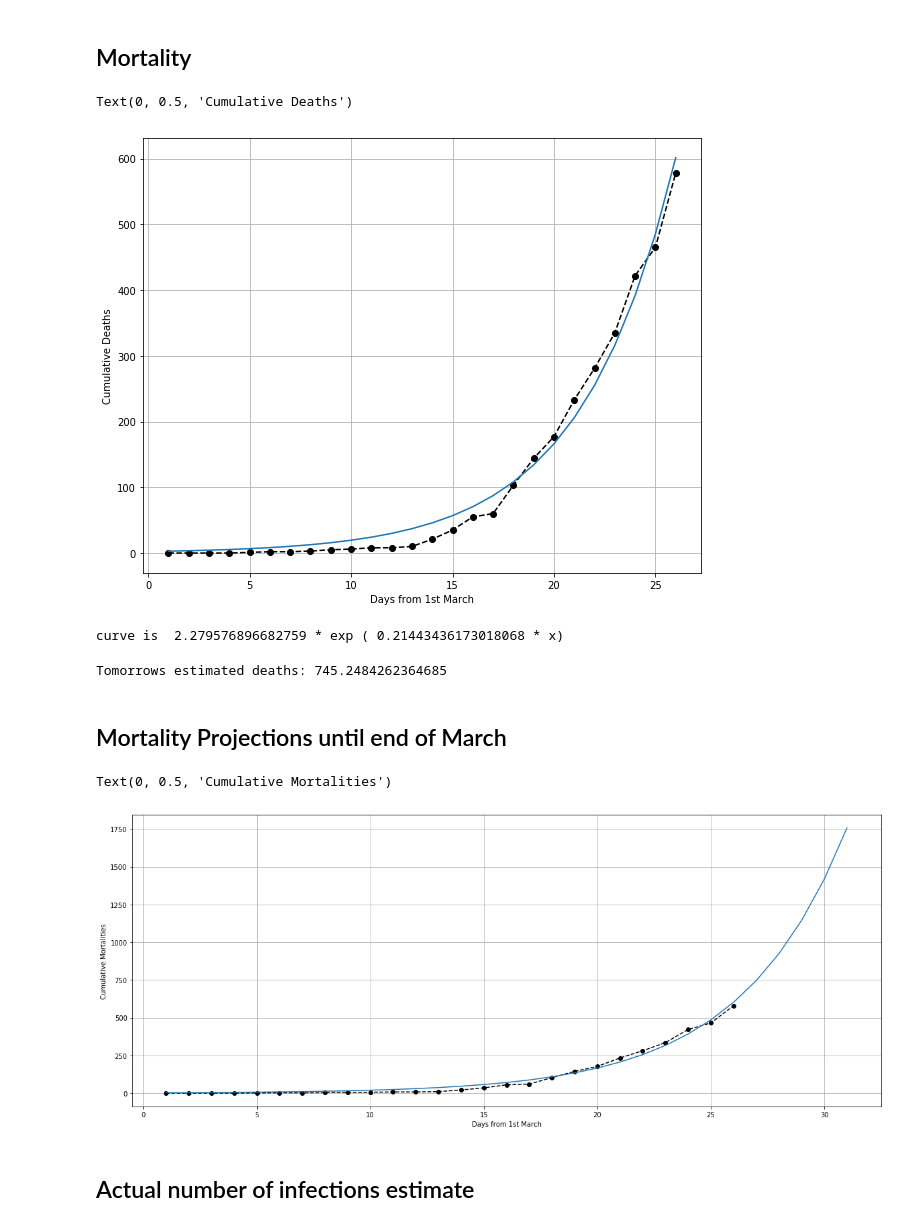
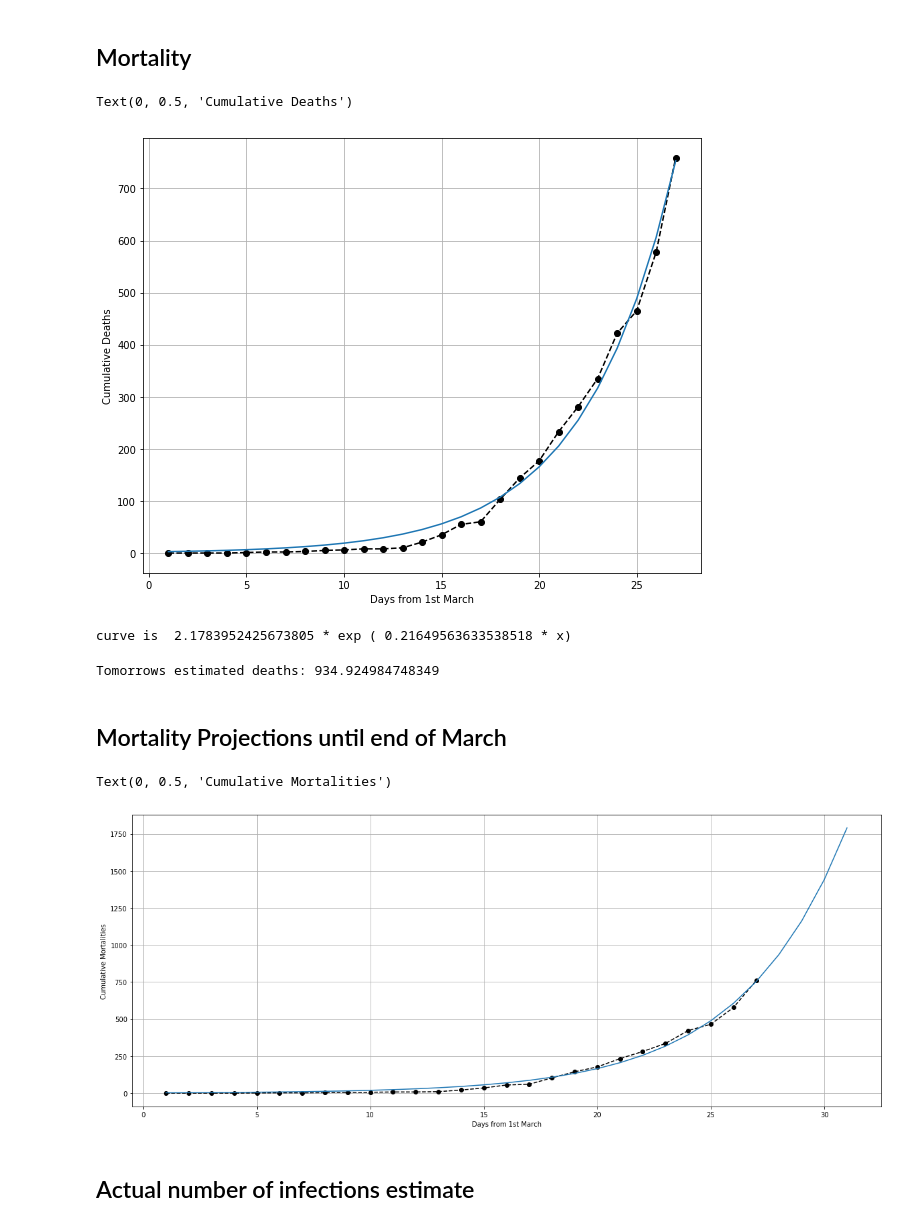
Before and after one commit to burntout/UK-Covid19, a Jupyter notebook: UK-Covid19-least-squares-fit.ipynb, the cells around one changed output. Drawn from its saved outputs; the diff is of its cells as text; code cells hidden in the pictures.

Commit message:
updated figures

```diff
--- a/UK-Covid19-least-squares-fit.ipynb
+++ b/UK-Covid19-least-squares-fit.ipynb
@@ -66,37 +66,37 @@ Tomorrows estimated cases: 14223.243031922597
 # %% [markdown]
 ## Mortality
 # %%
-uk_mortalitydata = [0,0,0,0,1,2,2,3,5,6,8,8,10,21,35,55,60,103,144,177,233,281,335,422,465,578]
+uk_mortalitydata = [0,0,0,0,1,2,2,3,5,6,8,8,10,21,35,55,60,103,144,177,233,281,335,422,465,578,759]
 italy_mortalitydata = [29,34,52,79,107,148,197,233,366,463,631,827,1016,1266,1441,1809,2158,2503,2978,3405,4032,4825,5475,6077,6820]
 uk_mortalitydata1 = uk_mortalitydata[5:]
 
 mortalitydata = uk_mortalitydata
 #mortalitydata = italy_mortalitydata
 
 n = len(mortalitydata)
 x = np.linspace(1, n, n)
 
 (a, b), _ = opt.curve_fit(f, x, mortalitydata)
 
 fig, ax = plt.subplots(1, figsize=(10, 8))
 ax.plot(x, mortalitydata, 'o--k')
 y_fit = f(x, a, b)
 ax.plot(x, y_fit, '-')
 plt.grid()
 plt.xlabel("Days from 1st March")
 plt.ylabel("Cumulative Deaths")
 # %% [output]
 Text(0, 0.5, 'Cumulative Deaths')
-[figure, old version]
+[figure, new version]
 # %%
 print("curve is ", a , "* exp (" ,b, "* x)")
 # %% [output]
-curve is  2.279576896682759 * exp ( 0.21443436173018068 * x)
+curve is  2.1783952425673805 * exp ( 0.21649563633538518 * x)
 # %%
 tomorrow = a * np.exp ( b * (n+1))
 print ("Tomorrows estimated deaths:", tomorrow)
 # %% [output]
-Tomorrows estimated deaths: 745.2484262364685
+Tomorrows estimated deaths: 934.924984748349
 # %% [markdown]
 ## Mortality Projections until end of March
 # %%
@@ -110,7 +110,7 @@ plt.xlabel("Days from 1st March")
 plt.ylabel("Cumulative Mortalities")
 # %% [output]
 Text(0, 0.5, 'Cumulative Mortalities')
-[figure, old version]
+[figure, new version]
 # %% [markdown]
 ## Actual number of infections estimate
 # %%
```
Also changed, not shown: parts of 8 cells of this notebook.
